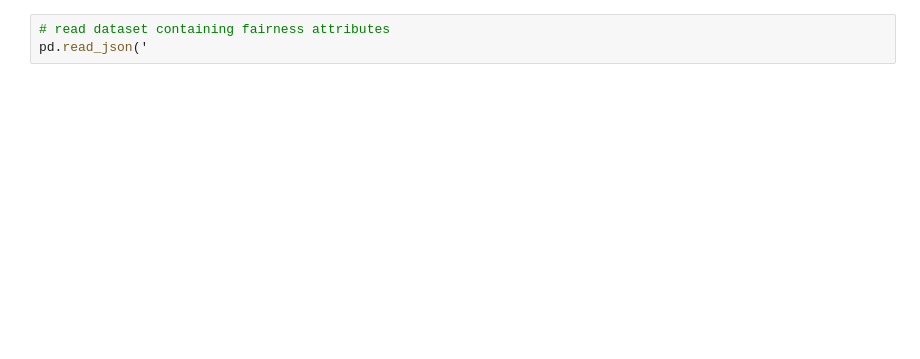
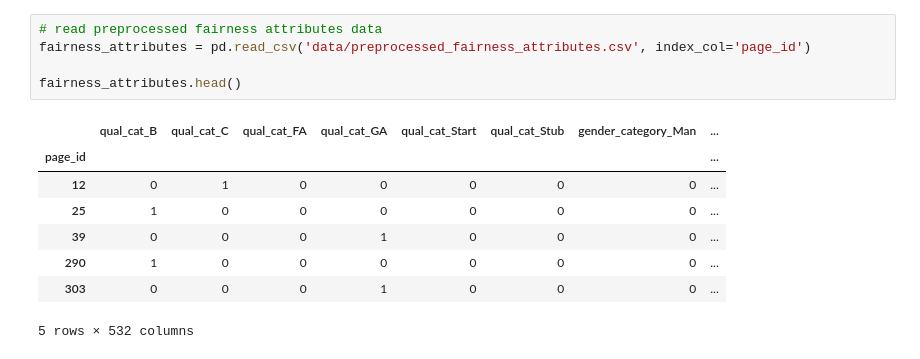
Before and after one commit to AbdoCherry/IRWS-Project-HWS22, a Jupyter notebook: VSM.ipynb, the cells around one changed output. Saved outputs shown, nothing was run; the diff lists cells and outputs as text; blank space fills up the shorter version.

```diff
--- a/VSM.ipynb
+++ b/VSM.ipynb
@@ -33,4 +39,15 @@ queries.head()
-# %%
-# read dataset containing fairness attributes
-pd.read_json('
+# %%
+# read preprocessed fairness attributes data
+fairness_attributes = pd.read_csv('data/preprocessed_fairness_attributes.csv', index_col='page_id')
+
+fairness_attributes.head()
+# %% [output]
+|  | qual_cat_B | qual_cat_C | qual_cat_FA | qual_cat_GA | qual_cat_Start | qual_cat_Stub | gender_category_Man | ... |
+| page_id |  |  |  |  |  |  |  | ... |
+| 12 | 0 | 1 | 0 | 0 | 0 | 0 | 0 | ... |
+| 25 | 1 | 0 | 0 | 0 | 0 | 0 | 0 | ... |
+| 39 | 0 | 0 | 0 | 1 | 0 | 0 | 0 | ... |
+| 290 | 1 | 0 | 0 | 0 | 0 | 0 | 0 | ... |
+| 303 | 0 | 0 | 0 | 1 | 0 | 0 | 0 | ... |
+5 rows × 532 columns
 # %% [markdown]
```
Also changed, not shown: parts of 23 cells of this notebook.
